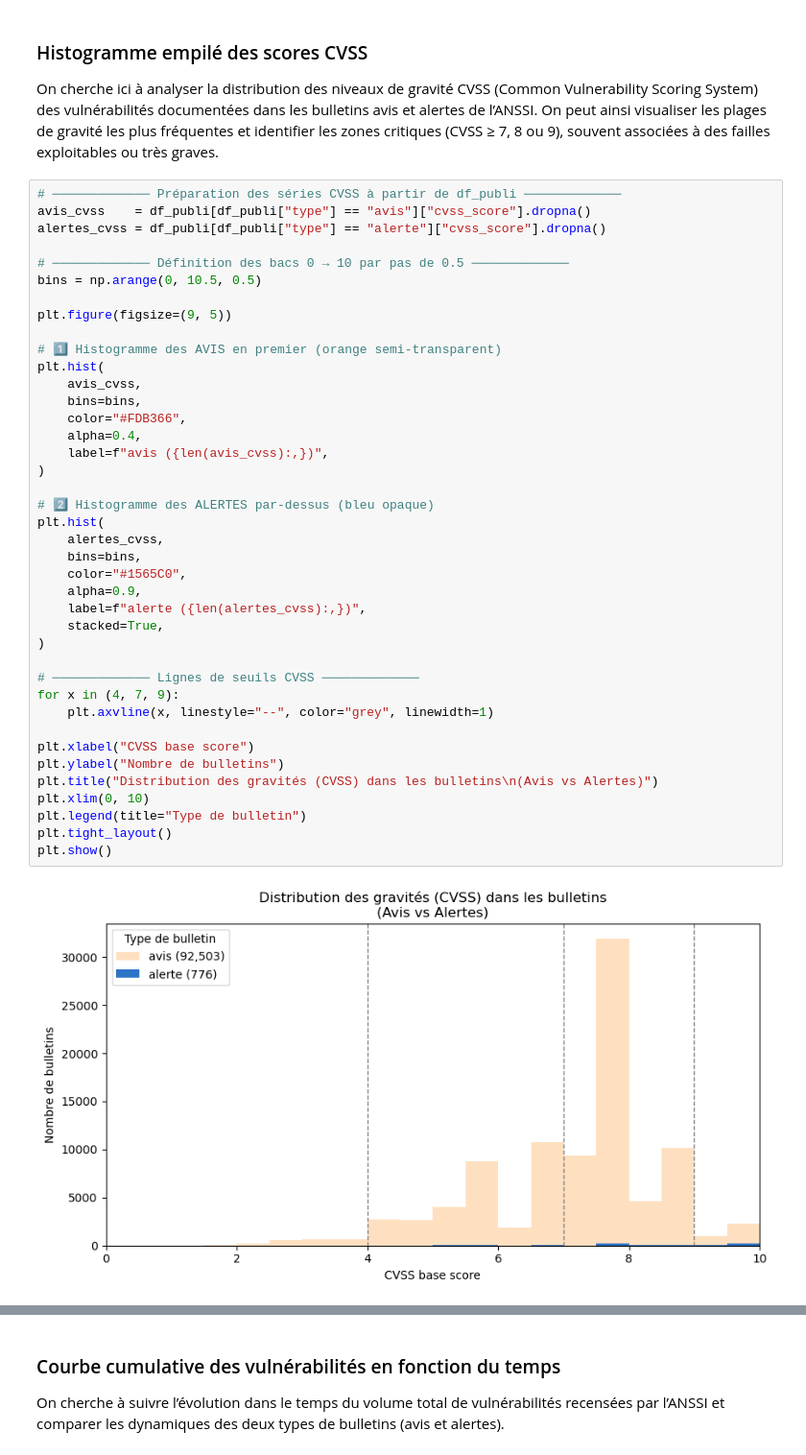
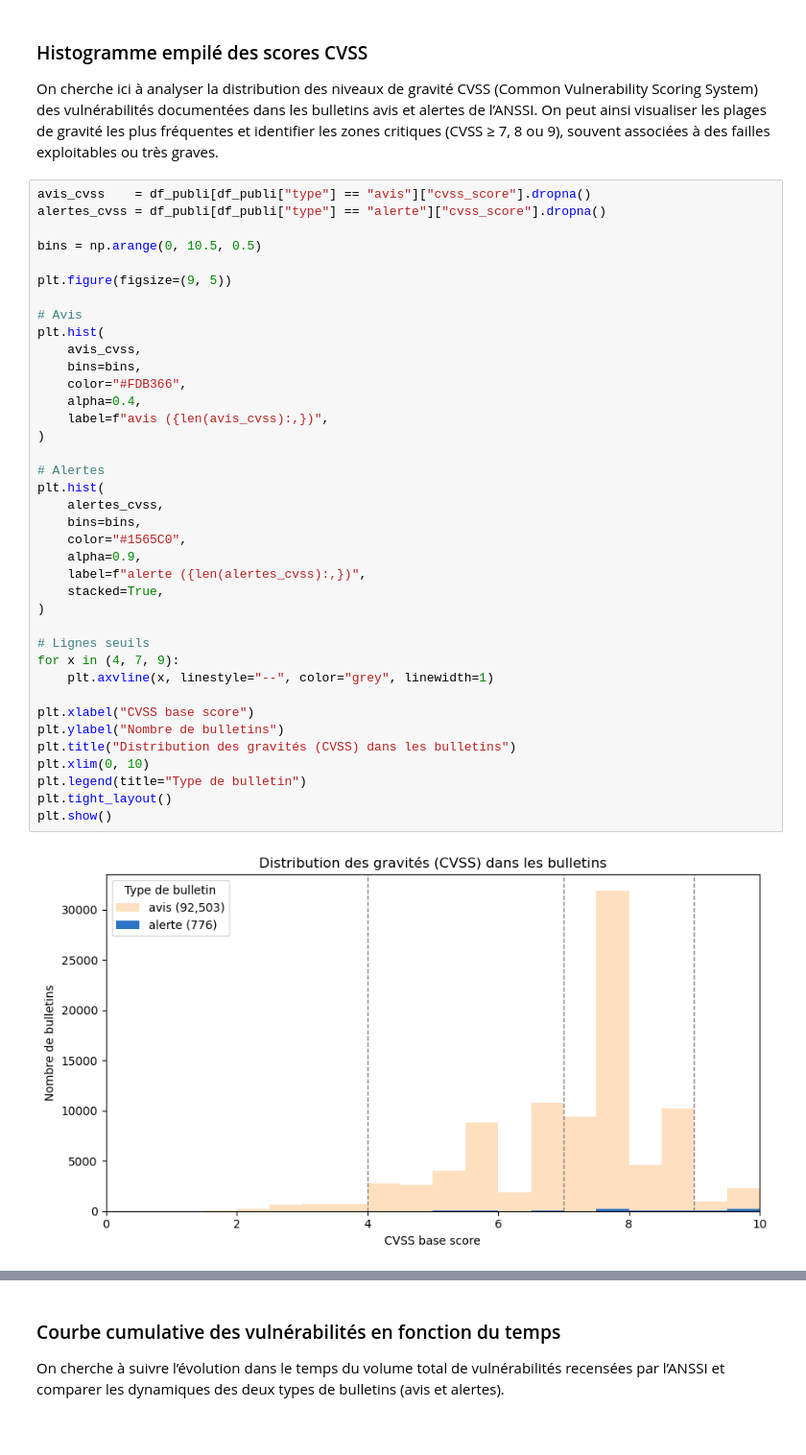
Before and after one commit to DorDNS/AtelierDS_PRJ, a Jupyter notebook: notebooks/analysis.ipynb, the cells around one changed output, grey strips where cells are left out. Shown at 96% size. Cells and saved outputs as stored; diff of their text form.

```diff
--- a/notebooks/analysis.ipynb
+++ b/notebooks/analysis.ipynb
@@ -320,44 +318,42 @@ plt.show()
 
 On cherche ici à analyser la distribution des niveaux de gravité CVSS (Common Vulnerability Scoring System) des vulnérabilités documentées dans les bulletins avis et alertes de l’ANSSI. On peut ainsi visualiser les plages de gravité les plus fréquentes et identifier les zones critiques (CVSS ≥ 7, 8 ou 9), souvent associées à des failles exploitables ou très graves.
 # %%
-# ───────────── Préparation des séries CVSS à partir de df_publi ─────────────
 avis_cvss    = df_publi[df_publi["type"] == "avis"]["cvss_score"].dropna()
 alertes_cvss = df_publi[df_publi["type"] == "alerte"]["cvss_score"].dropna()
 
-# ───────────── Définition des bacs 0 → 10 par pas de 0.5 ─────────────
 bins = np.arange(0, 10.5, 0.5)
 
 plt.figure(figsize=(9, 5))
 
-# 1️⃣ Histogramme des AVIS en premier (orange semi-transparent)
+# Avis
 plt.hist(
     avis_cvss,
     bins=bins,
     color="#FDB366",
     alpha=0.4,
     label=f"avis ({len(avis_cvss):,})",
 )
 
-# 2️⃣ Histogramme des ALERTES par-dessus (bleu opaque)
+# Alertes
 plt.hist(
     alertes_cvss,
     bins=bins,
     color="#1565C0",
     alpha=0.9,
     label=f"alerte ({len(alertes_cvss):,})",
     stacked=True,
 )
 
-# ───────────── Lignes de seuils CVSS ─────────────
+# Lignes seuils
 for x in (4, 7, 9):
     plt.axvline(x, linestyle="--", color="grey", linewidth=1)
 
 plt.xlabel("CVSS base score")
 plt.ylabel("Nombre de bulletins")
-plt.title("Distribution des gravités (CVSS) dans les bulletins\n(Avis vs Alertes)")
+plt.title("Distribution des gravités (CVSS) dans les bulletins")
 plt.xlim(0, 10)
 plt.legend(title="Type de bulletin")
 plt.tight_layout()
 plt.show()
 # %% [output]
-[figure, old version]
+[figure, new version]
```
Also changed, not shown: parts of 10 cells of this notebook.
